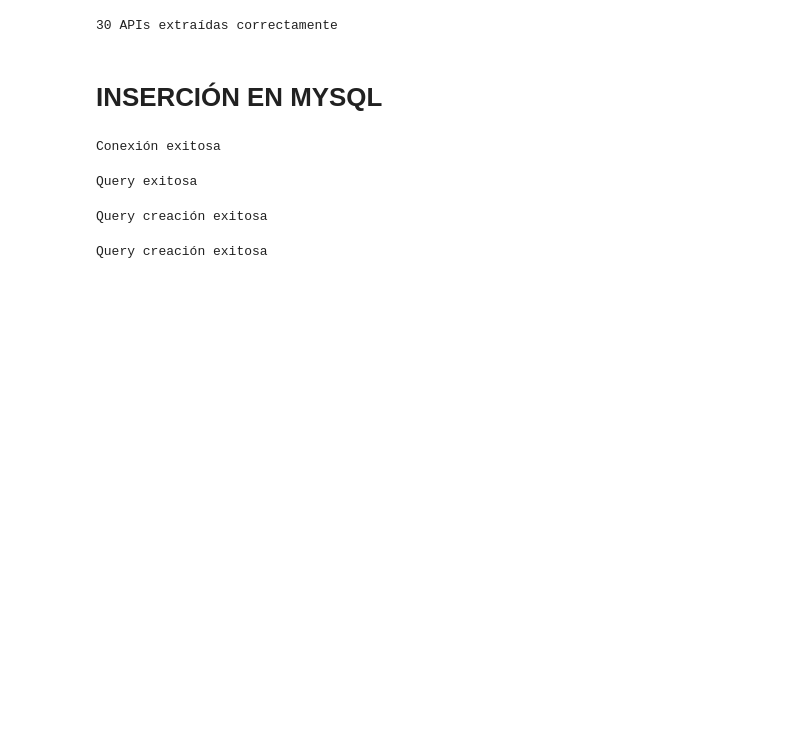
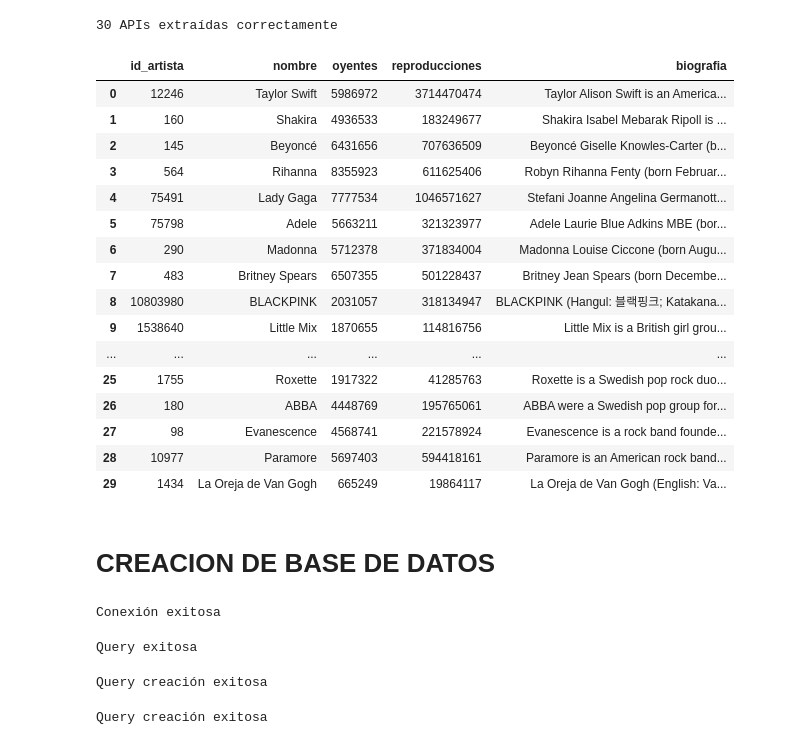
Before and after one commit to Adalab/proyecto-da-promo-67-modulo2-team-1, a Jupyter notebook: Extraccion_datos_apis.ipynb, the cells around one changed output. Drawn from its saved outputs; the diff is of its cells as text; code cells hidden in the pictures; blank space fills up the shorter version.

```diff
--- a/Extraccion_datos_apis.ipynb
+++ b/Extraccion_datos_apis.ipynb
@@ -286,8 +286,29 @@ df_artistas_fm, lista_artistas_fm = extraer_last_fm()
 df_artistas_fm.to_csv("listado_de_artistas_fm.csv", index=False)
 # %% [output]
 30 APIs extraídas correctamente
+# %%
+df_combinado_artistas = pd.merge(df_artistas, df_artistas_fm, left_on="nombre", right_on="nombre")
+df_combinado_artistas
+# %% [output]
+|  | id_artista | nombre | oyentes | reproducciones | biografia |
+| 0 | 12246 | Taylor Swift | 5986972 | 3714470474 | Taylor Alison Swift is an America... |
+| 1 | 160 | Shakira | 4936533 | 183249677 | Shakira Isabel Mebarak Ripoll is ... |
+| 2 | 145 | Beyoncé | 6431656 | 707636509 | Beyoncé Giselle Knowles-Carter (b... |
+| 3 | 564 | Rihanna | 8355923 | 611625406 | Robyn Rihanna Fenty (born Februar... |
+| 4 | 75491 | Lady Gaga | 7777534 | 1046571627 | Stefani Joanne Angelina Germanott... |
+| 5 | 75798 | Adele | 5663211 | 321323977 | Adele Laurie Blue Adkins MBE (bor... |
+| 6 | 290 | Madonna | 5712378 | 371834004 | Madonna Louise Ciccone (born Augu... |
+| 7 | 483 | Britney Spears | 6507355 | 501228437 | Britney Jean Spears (born Decembe... |
+| 8 | 10803980 | BLACKPINK | 2031057 | 318134947 | BLACKPINK (Hangul: 블랙핑크; Katakana... |
+| 9 | 1538640 | Little Mix | 1870655 | 114816756 | Little Mix is a British girl grou... |
+| ... | ... | ... | ... | ... | ... |
+| 25 | 1755 | Roxette | 1917322 | 41285763 | Roxette is a Swedish pop rock duo... |
+| 26 | 180 | ABBA | 4448769 | 195765061 | ABBA were a Swedish pop group for... |
+| 27 | 98 | Evanescence | 4568741 | 221578924 | Evanescence is a rock band founde... |
+| 28 | 10977 | Paramore | 5697403 | 594418161 | Paramore is an American rock band... |
+| 29 | 1434 | La Oreja de Van Gogh | 665249 | 19864117 | La Oreja de Van Gogh (English: Va... |
 # %% [markdown]
-# INSERCIÓN EN MYSQL
+# CREACION DE BASE DE DATOS
 # %%
 def conectar_mysql(host="127.0.0.1", user="root", password=password_sql, database=None):
     try:
```
Also changed, not shown: parts of 13 cells of this notebook, 3 other files.
